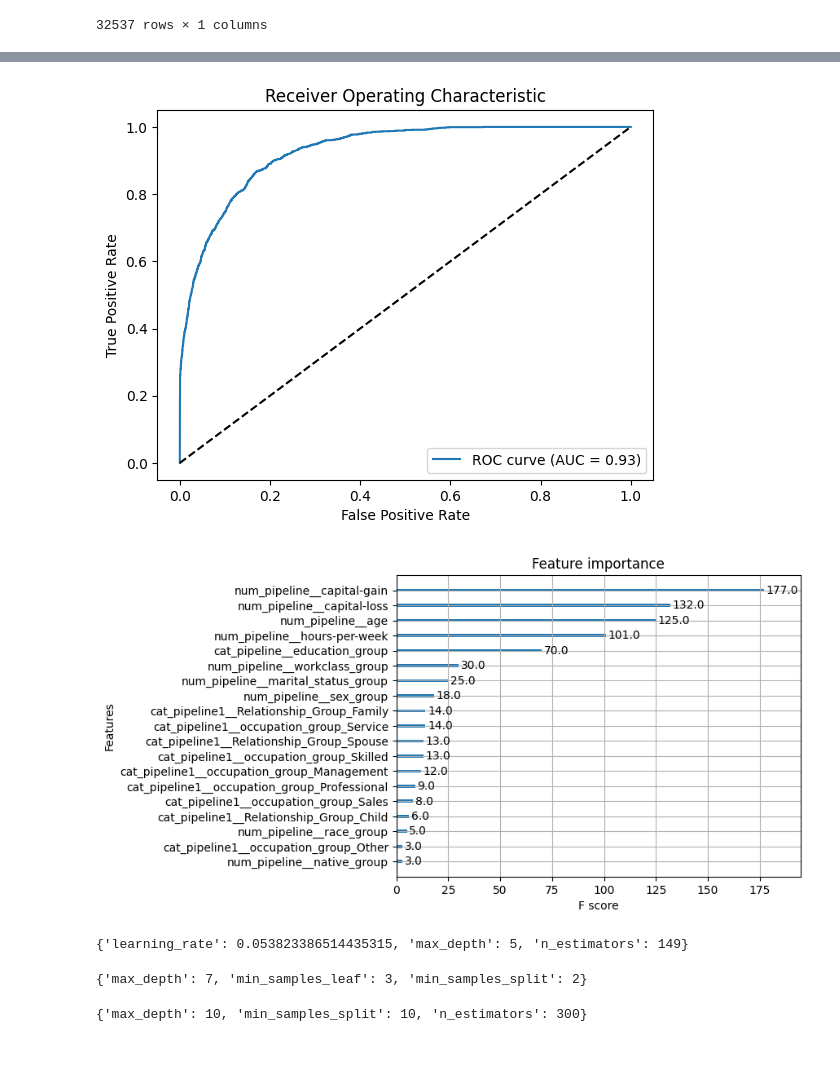
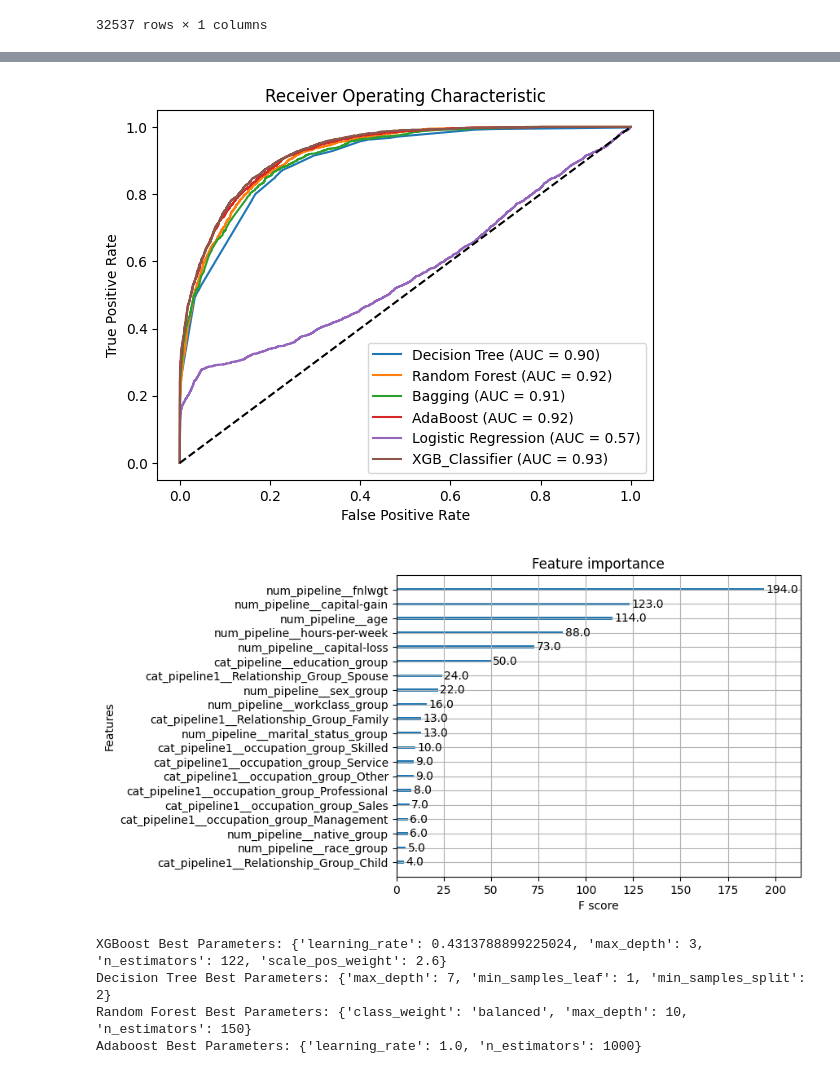
Before and after one commit to shashank2589/ADULT_CENSUS_INCOME_PREDICTION, a Jupyter notebook: notebooks/model_training.ipynb, the cells around one changed output, grey strips where cells are left out. Cells and saved outputs as stored; diff of their text form; code cells hidden in the pictures.

Commit message:
model_training

```diff
--- a/notebooks/model_training.ipynb
+++ b/notebooks/model_training.ipynb
@@ -77,8 +92,7 @@ from sklearn.compose import ColumnTransformer
 # Numerical Pipeline
 num_pipeline=Pipeline(
     steps=[
-    ('imputer',SimpleImputer(strategy='median')),
-    ('scaler',StandardScaler())
+    ('imputer',SimpleImputer(strategy='median'))
     ]
 )
 
@@ -107,7 +121,7 @@ preprocessor=ColumnTransformer([
 # Split the data into training and testing sets
 from sklearn.model_selection import train_test_split
 
-X_train,X_test,y_train,y_test=train_test_split(X,Y,test_size=0.20,random_state=12)
+X_train,X_test,y_train,y_test=train_test_split(X,Y,test_size=0.28,random_state=13, stratify=Y)
 # %%
 X_train=pd.DataFrame(preprocessor.fit_transform(X_train),columns=preprocessor.get_feature_names_out())
 X_test=pd.DataFrame(preprocessor.transform(X_test),columns=preprocessor.get_feature_names_out())
@@ -265,36 +321,56 @@ weighted avg       0.87      0.87      0.87      6508
 # %%
 # Predict probabilities of the positive class
-y_pred_prob = xg_best_model.predict_proba(X_test)[:, 1]
+y_pred_prob = best_xg_model.predict_proba(X_test)[:, 1]
 # %%
-fpr, tpr, thresholds = roc_curve(y_test, y_pred_prob)
-auc = roc_auc_score(y_test, y_pred_prob)
+# Create an empty list to store AUC scores for each model
+auc_scores = []
 
-# Plot ROC curve
+# Calculate and plot ROC-AUC curve for each model
 plt.figure()
-plt.plot(fpr, tpr, label='ROC curve (AUC = {:.2f})'.format(auc))
-plt.plot([0, 1], [0, 1], 'k--')  # Diagonal line for random classifier
+for i in range(len(models)):
+    model_name = list(models.keys())[i]
+    model = models[model_name]
+
+    # Train model
+    model.fit(X_train, y_train)
+
+    # Predict probabilities
+    y_pred_prob = model.predict_proba(X_test)[:, 1]
+
+    # Calculate ROC curve
+    fpr, tpr, thresholds = roc_curve(y_test, y_pred_prob)
+    auc_score = roc_auc_score(y_test, y_pred_prob)
+    auc_scores.append(auc_score)
+
+    # Plot ROC curve
+    plt.plot(fpr, tpr, label='{} (AUC = {:.2f})'.format(model_name, auc_score))
+
+# Plot diagonal line for random classifier
+plt.plot([0, 1], [0, 1], 'k--')
+
+# Set labels and title
 plt.xlabel('False Positive Rate')
 plt.ylabel('True Positive Rate')
 plt.title('Receiver Operating Characteristic')
 plt.legend(loc='lower right')
+
+# Show the plot
 plt.show()
 # %% [output]
-[figure, old version]
+[figure, new version]
 # %%
 # Plot feature importance
-xgb.plot_importance(xg_best_model)
+xgb.plot_importance(best_xg_model)
 plt.show()
 # %% [output]
-[figure, old version]
+[figure, new version]
-# %%
-xg_grid.best_params_
-# %% [output]
-{'learning_rate': 0.053823386514435315, 'max_depth': 5, 'n_estimators': 149}
-# %%
-dt_grid.best_params_
-# %% [output]
-{'max_depth': 7, 'min_samples_leaf': 3, 'min_samples_split': 2}
-# %%
-rf_grid.best_params_
-# %% [output]
-{'max_depth': 10, 'min_samples_split': 10, 'n_estimators': 300}
+# %%
+print(f"XGBoost Best Parameters: {xg_random_search.best_params_}")
+print(f"Decision Tree Best Parameters: {dt_grid.best_params_}")
+print(f"Random Forest Best Parameters: {rf_grid.best_params_}")
+print(f"Adaboost Best Parameters: {grid_search.best_params_}")
+# %% [output]
+XGBoost Best Parameters: {'learning_rate': 0.4313788899225024, 'max_depth': 3, 'n_estimators': 122, 'scale_pos_weight': 2.6}
+Decision Tree Best Parameters: {'max_depth': 7, 'min_samples_leaf': 1, 'min_samples_split': 2}
+Random Forest Best Parameters: {'class_weight': 'balanced', 'max_depth': 10, 'n_estimators': 150}
+Adaboost Best Parameters: {'learning_rate': 1.0, 'n_estimators': 1000}
```
Also changed, not shown: parts of 13 cells of this notebook, 1 other file.
